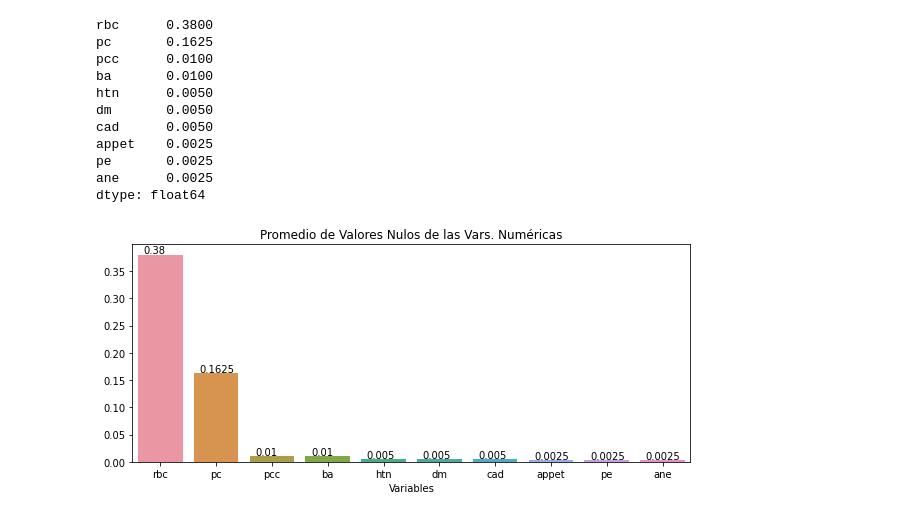
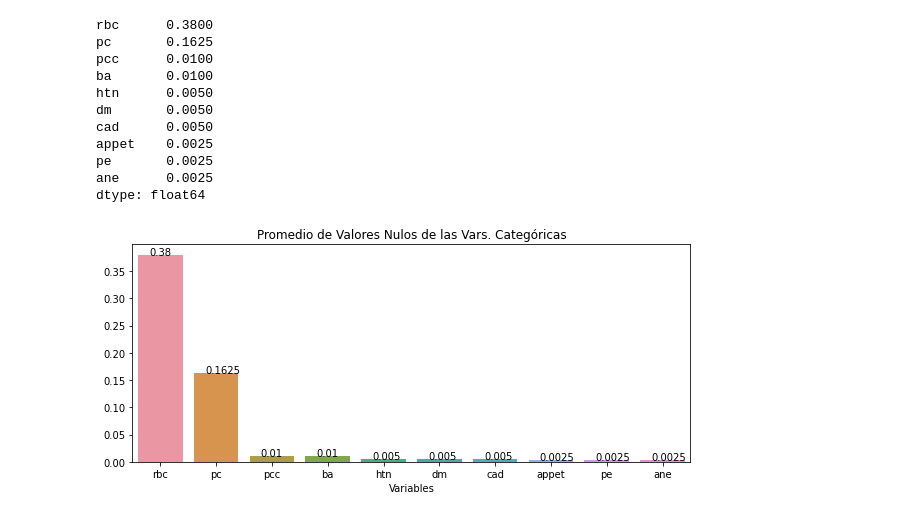
Before and after one commit to andrear17/Proyecto_Final_PD, a Jupyter notebook: Análisis_Exploratorio.ipynb, the cells around one changed output. Saved outputs shown, nothing was run; the diff lists cells and outputs as text; code cells hidden in the pictures.

```diff
--- a/Análisis_Exploratorio.ipynb
+++ b/Análisis_Exploratorio.ipynb
@@ -246,10 +246,10 @@ dtype: float64
 # %%
 fig, ax = plt.subplots(figsize=(10,4))
 sns.barplot(x=cat_vars, y=mean_cat_vars_with_NA)
 for index, value in enumerate(mean_cat_vars_with_NA):
-    plt.text(index-.3,value+0.002, str(value))
+    plt.text(index-0.2,value, str(value))
 plt.xlabel('Variables')
-plt.title('Promedio de Valores Nulos de las Vars. Numéricas')
+plt.title('Promedio de Valores Nulos de las Vars. Categóricas')
 plt.show()
 # %% [output]
-[figure, old version]
+[figure, new version]
```
Also changed, not shown: parts of 7 cells of this notebook.
